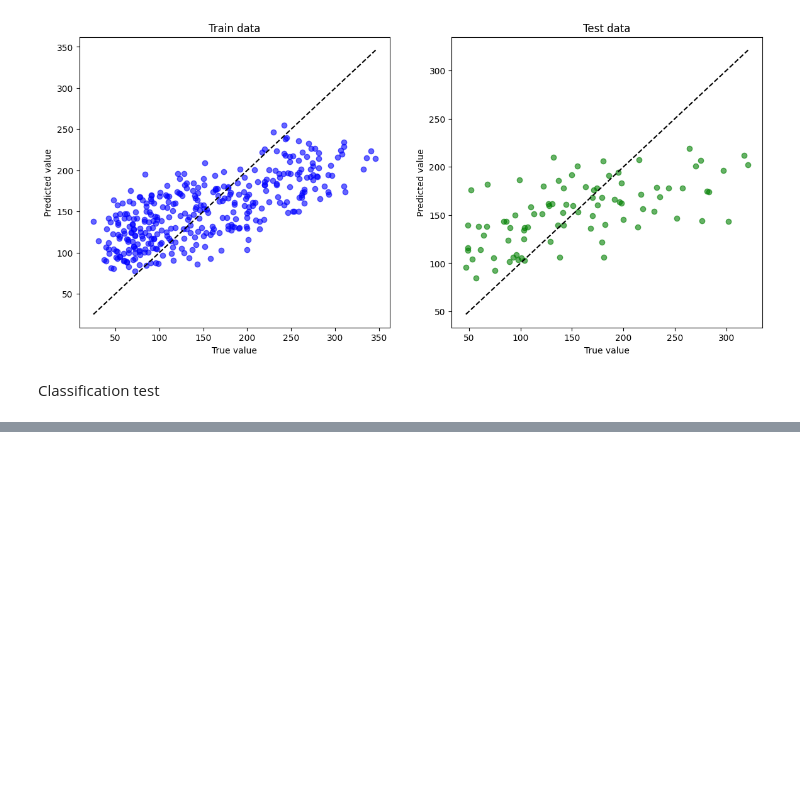
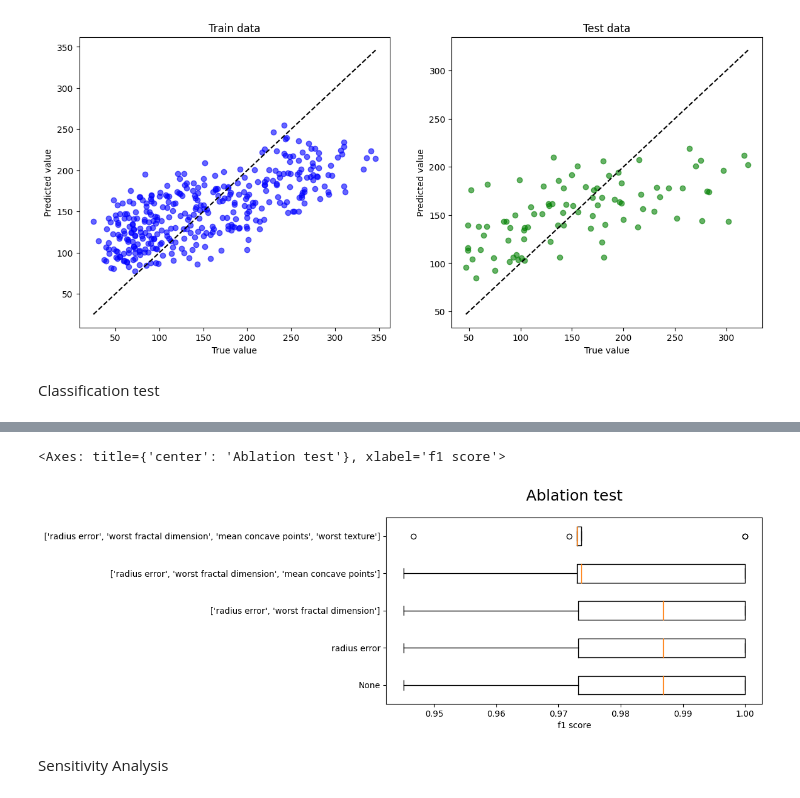
Before and after one commit to NDuan-510/MADS-MS2-Uber-Analysis, a Jupyter notebook: 4. Supervised Model evaluation & Failure analysis.ipynb, the cells around one changed output, grey strips where cells are left out. Saved outputs shown, nothing was run; the diff lists cells and outputs as text; code cells hidden in the pictures; blank space fills up the shorter version.

```diff
--- a/4. Supervised Model evaluation & Failure analysis.ipynb
+++ b/4. Supervised Model evaluation & Failure analysis.ipynb
@@ -59,0 +87,22 @@ plt.show()
+# %%
+remove_features = ['radius error',
+                    ['radius error','worst fractal dimension'],
+                    ['radius error','worst fractal dimension','mean concave points'],
+                    ['radius error','worst fractal dimension','mean concave points','worst texture']
+                    ]
+
+score_array,eval_df = evaluation.ablation_test(
+    classifier,
+    train_data = train_data,
+    test_data = test_data,
+    target_col = 'target_variable',
+    scorer=make_scorer(f1_score,average='macro'),
+    remove_features = remove_features
+)
+
+vis_obj.box_plot(score_array.T,labels=['None'] + remove_features,title='Ablation test',xlabel='f1 score')
+# %% [output]
+<Axes: title={'center': 'Ablation test'}, xlabel='f1 score'>
+[figure, added]
+# %% [markdown]
+Sensitivity Analysis
```
Also changed, not shown: parts of 32 cells of this notebook, 3 other files.
